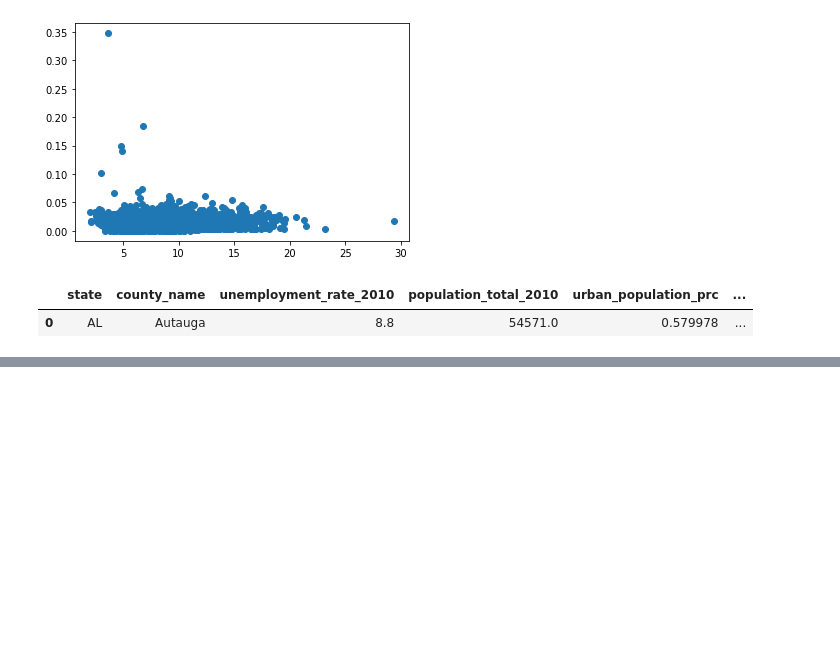
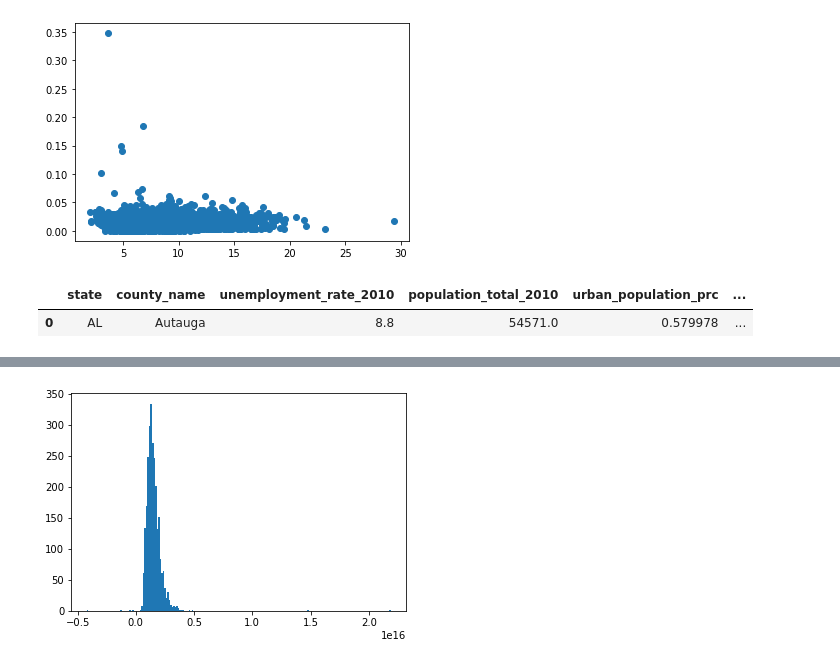
Before and after one commit to khbk/capstone-unemployment, a Jupyter notebook: code/02_EDA_and_Preprocessing.ipynb, the cells around one changed output, grey strips where cells are left out. Saved outputs shown, nothing was run; the diff lists cells and outputs as text; code cells hidden in the pictures; blank space fills up the shorter version.

```diff
--- a/code/02_EDA_and_Preprocessing.ipynb
+++ b/code/02_EDA_and_Preprocessing.ipynb
@@ -108,0 +203,5 @@ lr.score(Z_train, y_train), cross_val_score(lr, Z_train, y_train).mean()
+# %%
+X = df1#.drop(columns = ['state', 'county_name', 'unemployment_rate_2010', 'population_total_2010'])
+y = df['unemployment_rate_2010']
+# %%
+preds = lr.predict(X)
@@ -108,0 +228,5 @@ lr.score(Z_train, y_train), cross_val_score(lr, Z_train, y_train).mean()
+# %%
+residuals = preds - y.mean()
+plt.hist(residuals, bins=200);
+# %% [output]
+[figure, added]
```
Also changed, not shown: parts of 20 cells of this notebook, 2 other files.
